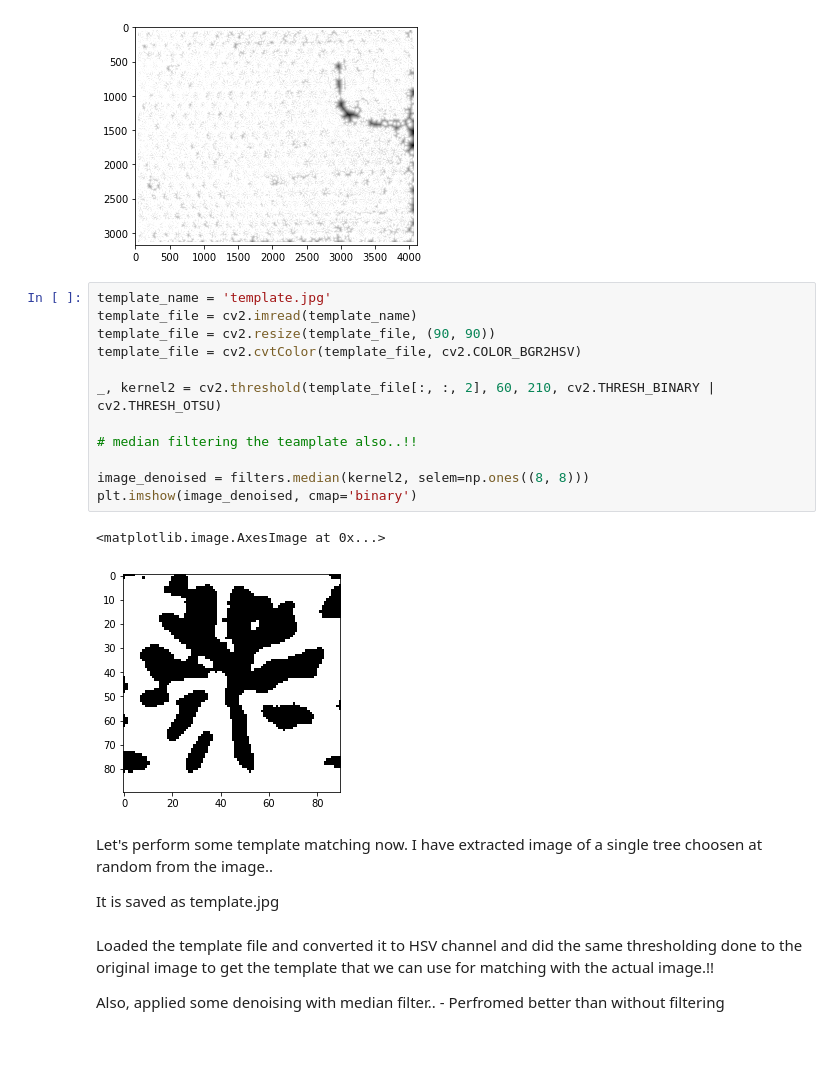
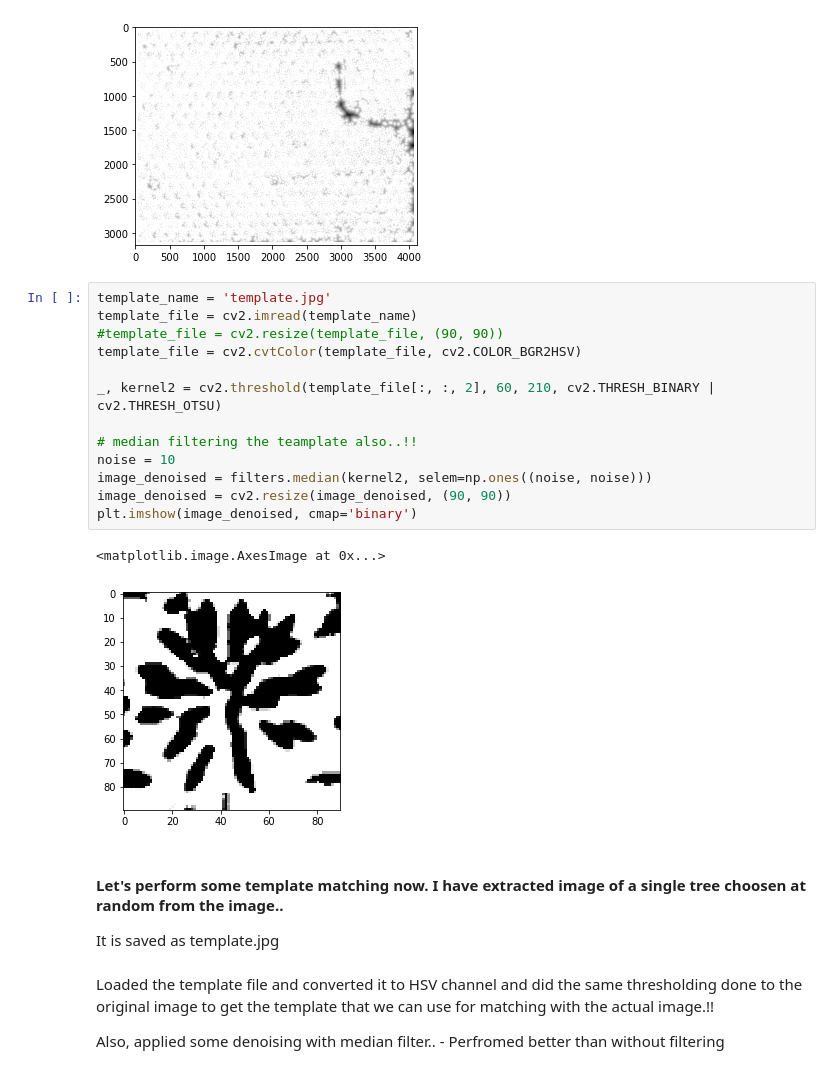
Before and after one commit to MambaClaw/palmTreeCounting, a Jupyter notebook: final_code.ipynb, the cells around one changed output. Cells and saved outputs as stored; diff of their text form; blank space fills up the shorter version.

Commit message:
test filters

```diff
--- a/final_code.ipynb
+++ b/final_code.ipynb
@@ -100,20 +100,21 @@ True
 # %%
 template_name = 'template.jpg'
 template_file = cv2.imread(template_name)
-template_file = cv2.resize(template_file, (90, 90))
+#template_file = cv2.resize(template_file, (90, 90))
 template_file = cv2.cvtColor(template_file, cv2.COLOR_BGR2HSV)
 
 _, kernel2 = cv2.threshold(template_file[:, :, 2], 60, 210, cv2.THRESH_BINARY | cv2.THRESH_OTSU)
 
 # median filtering the teamplate also..!!
-
-image_denoised = filters.median(kernel2, selem=np.ones((8, 8)))
+noise = 10
+image_denoised = filters.median(kernel2, selem=np.ones((noise, noise)))
+image_denoised = cv2.resize(image_denoised, (90, 90))
 plt.imshow(image_denoised, cmap='binary')
 # %% [output]
 <matplotlib.image.AxesImage at 0x...>
-[figure, old version]
+[figure, new version]
 # %% [markdown]
-Let's perform some template matching now. I have extracted image of a single tree choosen at random from the image..
+#### Let's perform some template matching now. I have extracted image of a single tree choosen at random from the image..
 
 It is saved as template.jpg
 # %% [markdown]
```
Also changed, not shown: parts of 4 cells of this notebook.
